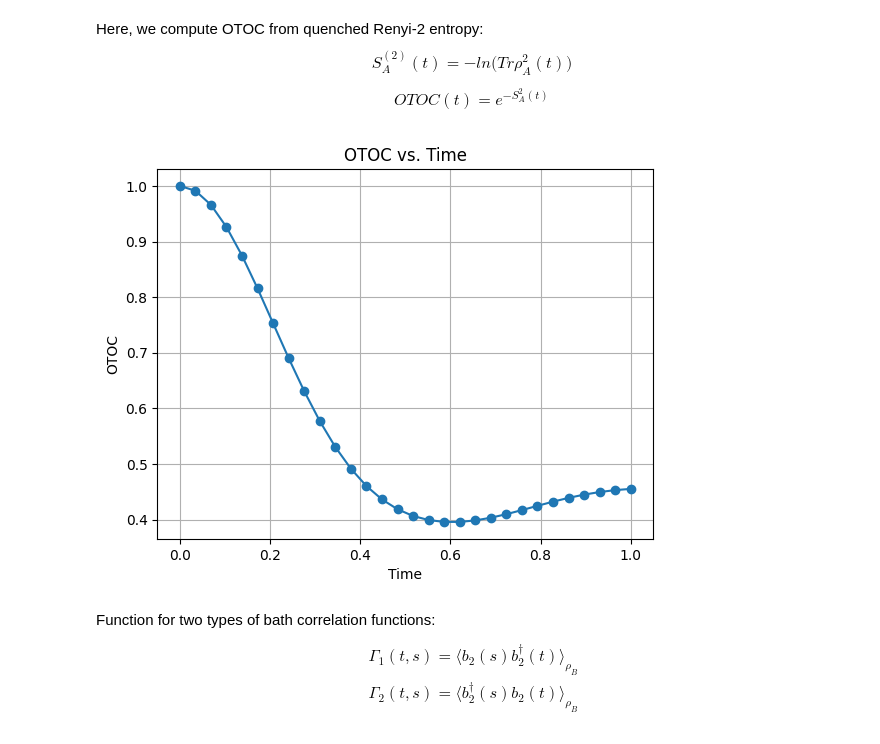
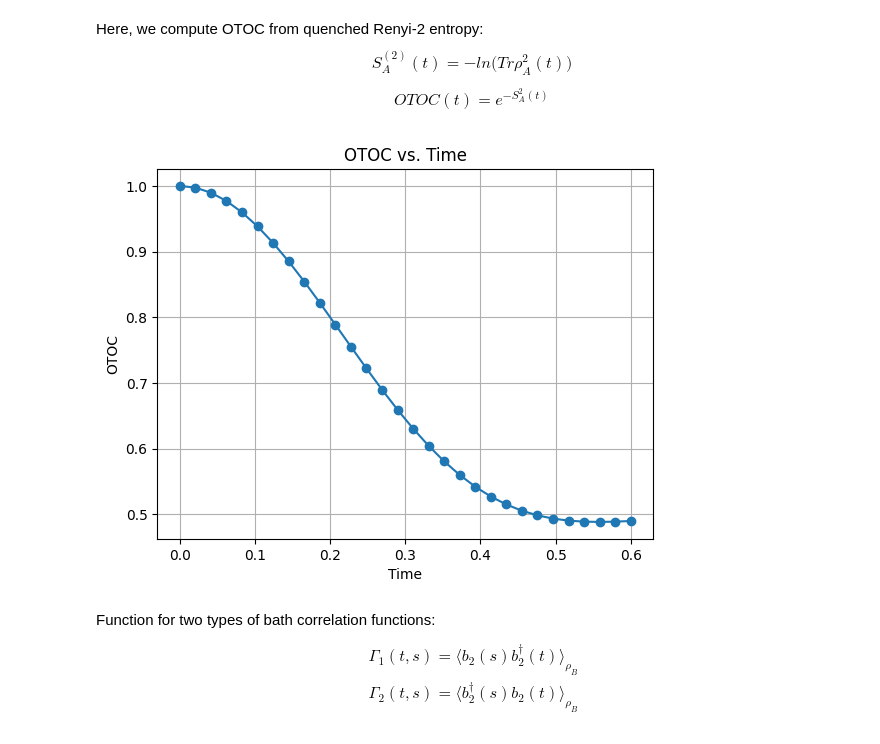
Before and after one commit to tripathydevjyoti/OpenQSL, a Jupyter notebook: open_bh_qsl.ipynb, the cells around one changed output. Cells and saved outputs as stored; diff of their text form; code cells hidden in the pictures.

```diff
--- a/open_bh_qsl.ipynb
+++ b/open_bh_qsl.ipynb
@@ -256,7 +256,7 @@ def evolve_density_matrix(rho, H, H_sys,H_bath, t):
     rho_t = prop_t @ rho @ prop_t.conj().T
     return rho_t
 # %%
-t_stop = 1.0              # final time
+t_stop = 0.6              # final time
 num_points = 30            # number of points (including t=0)
 time_points = np.linspace(0, t_stop, num_points)
 # %% [markdown]
@@ -271,33 +271,33 @@ $$
 # %%
 otoc_values = []
 
 for t in time_points:
     # Evolve density matrix directly up to time t
-    rho_t = evolve_density_matrix(rho_initial, H_full, H_sys, H_bath, t)
+    rho_t = evolve_density_matrix(rho_quenched/np.trace(rho_quenched), H_full, H_sys, H_bath, t)
 
     # Partial trace over bath, keeping the "left" subsystem (the system)
     rho_sys = basis_total.partial_trace(
         rho_t,
         sub_sys_A="left",
         return_rdm="A",
         enforce_pure=False
     )
 
     # Rényi-2 Entropy = -log(Tr(rho_sys^2))
     trace_rho_sys_sq = np.trace(rho_sys @ rho_sys)
     S2 = -np.log(trace_rho_sys_sq.real)  # ensure real part
     otoc_values.append(np.exp(-S2))
 
 # Plot
 plt.plot(time_points, otoc_values, 'o-')
 plt.xlabel("Time")
 plt.ylabel("OTOC")
 plt.title("OTOC vs. Time")
 
 plt.grid()
 plt.show()
 # %% [output]
-[figure, old version]
+[figure, new version]
 # %%
 def heisenberg_picture(op, H, time):
         """Heisenberg-evolved operator: op(time) = e^{+iHt} op e^{-iHt}."""
```
Also changed, not shown: parts of 5 cells of this notebook.
